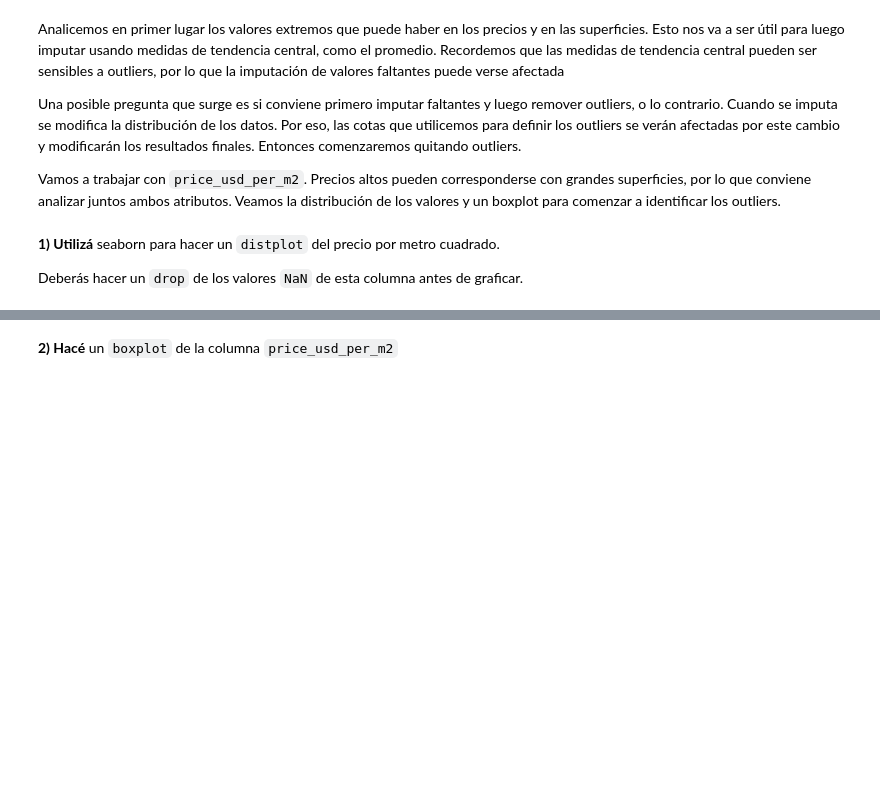
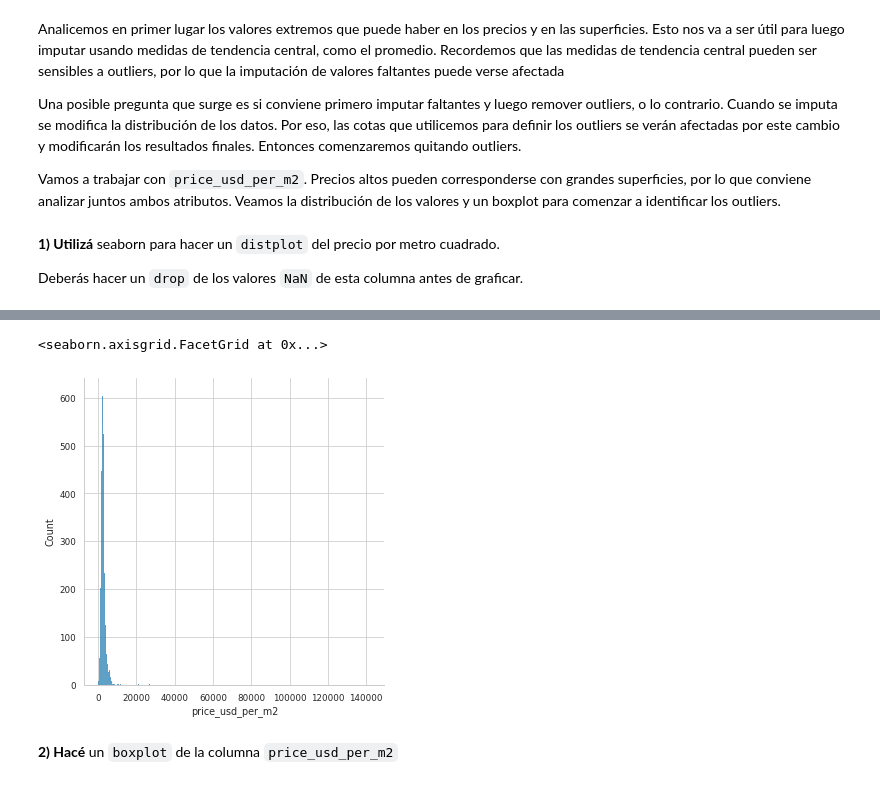
Before and after one commit to yingrei/proj_2, a Jupyter notebook: recursos_proyecto_2.ipynb, the cells around one changed output, grey strips where cells are left out. Drawn from its saved outputs; the diff is of its cells as text; code cells hidden in the pictures; blank space fills up the shorter version.

```diff
--- a/recursos_proyecto_2.ipynb
+++ b/recursos_proyecto_2.ipynb
@@ -86,3 +96,8 @@ sns.distplot(df['price_usd_per_m2'])
+# %%
+sns.displot(df['price_usd_per_m2'])
+# %% [output]
+<seaborn.axisgrid.FacetGrid at 0x...>
+[figure, added]
 # %% [markdown]
 **2) Hacé** un `boxplot` de la columna `price_usd_per_m2`
 # %%
```
Also changed, not shown: parts of 13 cells of this notebook.
